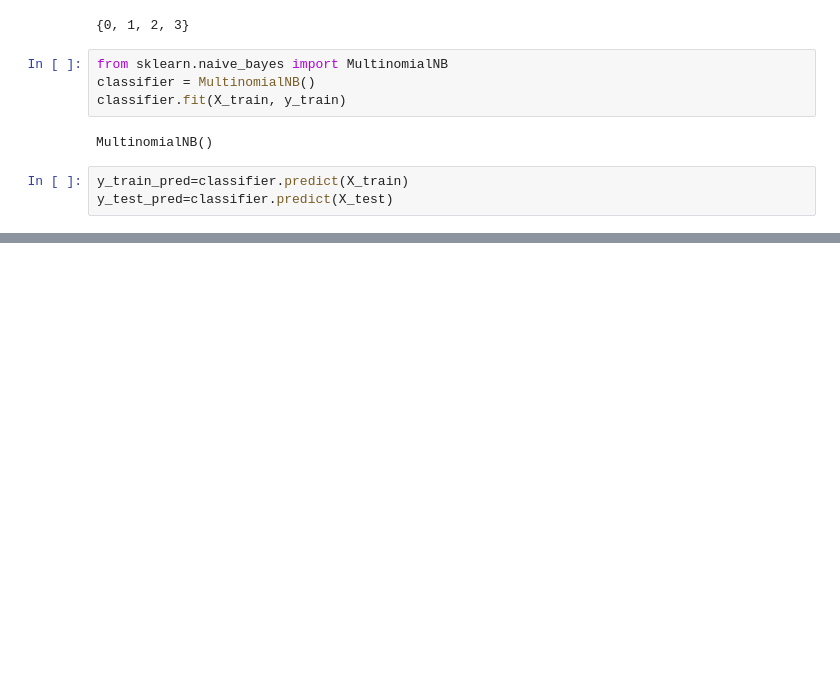
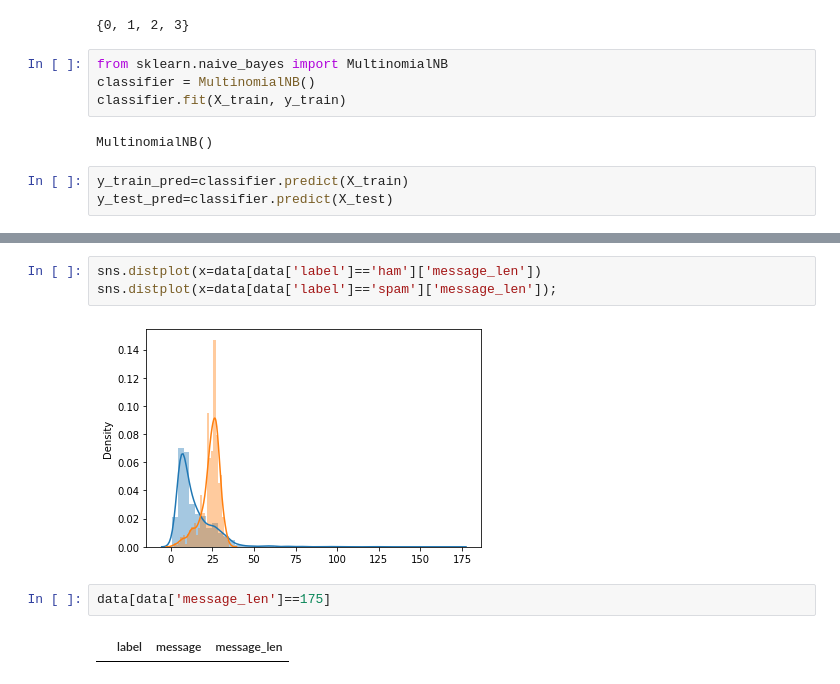
Before and after one commit to aynaval/NLP-basics, a Jupyter notebook: spam_detection.ipynb, the cells around one changed output, grey strips where cells are left out. Saved outputs shown, nothing was run; the diff lists cells and outputs as text; blank space fills up the shorter version.

```diff
--- a/spam_detection.ipynb
+++ b/spam_detection.ipynb
@@ -146,0 +192,9 @@ print(classifier.score(X_test,y_test))
+# %%
+sns.distplot(x=data[data['label']=='ham']['message_len'])
+sns.distplot(x=data[data['label']=='spam']['message_len']);
+# %% [output]
+[figure, added]
+# %%
+data[data['message_len']==175]
+# %% [output]
+|  | label | message | message_len |
```
Also changed, not shown: parts of 50 cells of this notebook.
